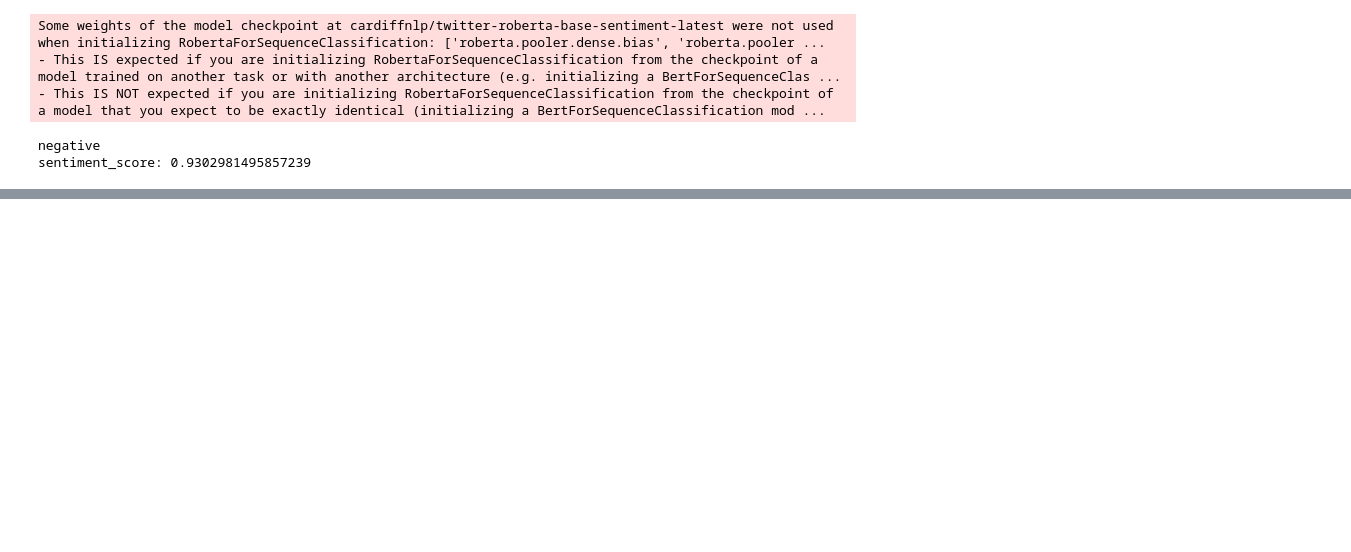
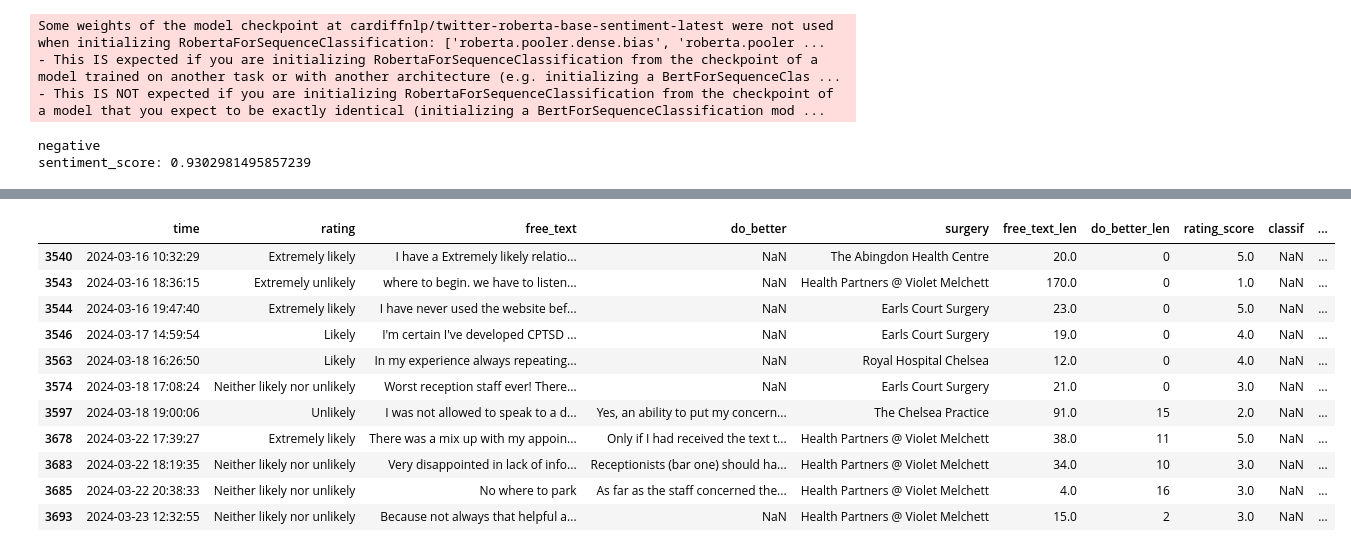
Before and after one commit to janduplessis883/friends-and-family-test-analysis, a Jupyter notebook: notebooks/Untitled1.ipynb, the cells around one changed output, grey strips where cells are left out. Saved outputs shown, nothing was run; the diff lists cells and outputs as text; code cells hidden in the pictures; blank space fills up the shorter version.

```diff
--- a/notebooks/Untitled1.ipynb
+++ b/notebooks/Untitled1.ipynb
@@ -541,0 +555,27 @@ ui.badges(badge_list=[("Negative", "destructive")], class_name="flex gap-2", key
+# %%
+from datetime import datetime, timedelta
+
+# Convert 'time' column to datetime
+neg['time'] = pd.to_datetime(neg['time'])
+
+# Calculate the date 30 days ago from today
+latest_date = datetime.now().date()
+thirty_days_ago = latest_date - timedelta(days=10)
+
+# Filter the DataFrame based on the 'time' column
+neg_filtered = neg[neg['time'].dt.date > thirty_days_ago]
+# %%
+neg_filtered
+# %% [output]
+|  | time | rating | free_text | do_better | surgery | free_text_len | do_better_len | rating_score | classif | ... |
+| 3540 | 2024-03-16 10:32:29 | Extremely likely | I have a Extremely likely relatio... | NaN | The Abingdon Health Centre | 20.0 | 0 | 5.0 | NaN | ... |
+| 3543 | 2024-03-16 18:36:15 | Extremely unlikely | where to begin. we have to listen... | NaN | Health Partners @ Violet Melchett | 170.0 | 0 | 1.0 | NaN | ... |
+| 3544 | 2024-03-16 19:47:40 | Extremely likely | I have never used the website bef... | NaN | Earls Court Surgery | 23.0 | 0 | 5.0 | NaN | ... |
+| 3546 | 2024-03-17 14:59:54 | Likely | I'm certain I've developed CPTSD ... | NaN | Earls Court Surgery | 19.0 | 0 | 4.0 | NaN | ... |
+| 3563 | 2024-03-18 16:26:50 | Likely | In my experience always repeating... | NaN | Royal Hospital Chelsea | 12.0 | 0 | 4.0 | NaN | ... |
+| 3574 | 2024-03-18 17:08:24 | Neither likely nor unlikely | Worst reception staff ever! There... | NaN | Earls Court Surgery | 21.0 | 0 | 3.0 | NaN | ... |
+| 3597 | 2024-03-18 19:00:06 | Unlikely | I was not allowed to speak to a d... | Yes, an ability to put my concern... | The Chelsea Practice | 91.0 | 15 | 2.0 | NaN | ... |
+| 3678 | 2024-03-22 17:39:27 | Extremely likely | There was a mix up with my appoin... | Only if I had received the text t... | Health Partners @ Violet Melchett | 38.0 | 11 | 5.0 | NaN | ... |
+| 3683 | 2024-03-22 18:19:35 | Neither likely nor unlikely | Very disappointed in lack of info... | Receptionists (bar one) should ha... | Health Partners @ Violet Melchett | 34.0 | 10 | 3.0 | NaN | ... |
+| 3685 | 2024-03-22 20:38:33 | Neither likely nor unlikely | No where to park | As far as the staff concerned the... | Health Partners @ Violet Melchett | 4.0 | 16 | 3.0 | NaN | ... |
+| 3693 | 2024-03-23 12:32:55 | Neither likely nor unlikely | Because not always that helpful a... | NaN | Health Partners @ Violet Melchett | 15.0 | 2 | 3.0 | NaN | ... |
```
Also changed, not shown: parts of 1 cell of this notebook, 1 other file.
